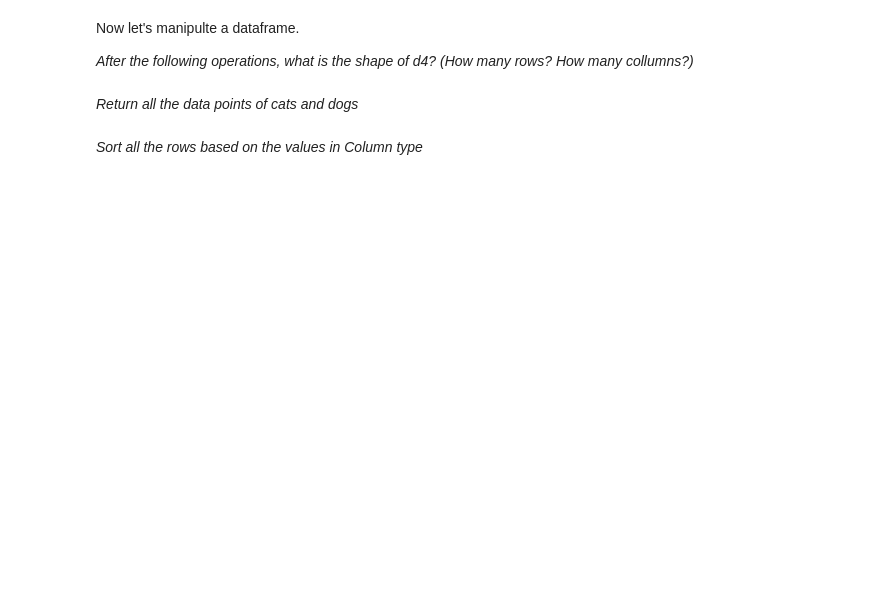
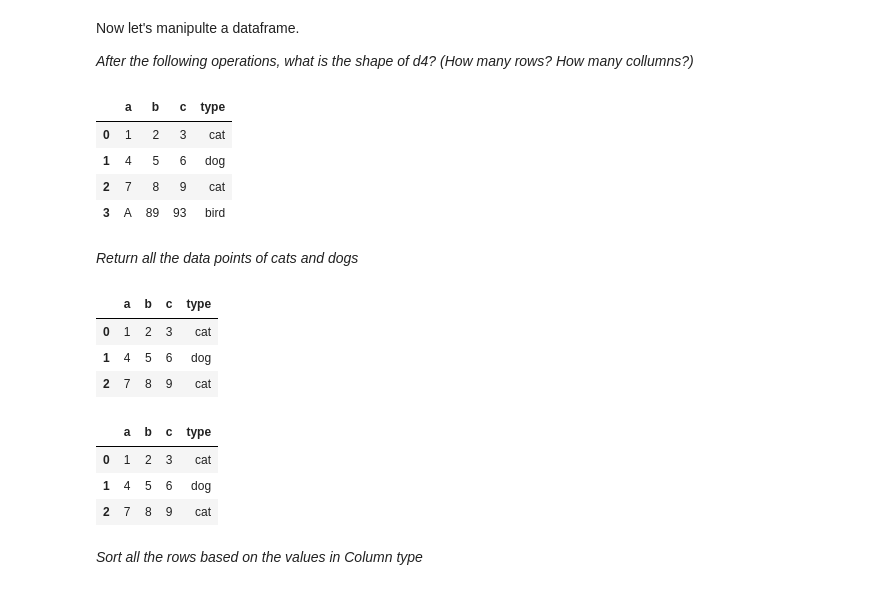
Before and after one commit to mausio/machine_learning_dhbw, a Jupyter notebook: exercises_01/Exercise 02 Working with data in Python.ipynb, the cells around one changed output. Drawn from its saved outputs; the diff is of its cells as text; code cells hidden in the pictures; blank space fills up the shorter version.

```diff
--- a/exercises/Exercise 02 Working with data in Python.ipynb
+++ b/exercises_01/Exercise 02 Working with data in Python.ipynb
@@ -411,13 +604,35 @@ Now let's manipulte a dataframe.
 # %%
 df2 = pd.DataFrame(np.array([[1, 2, 3], [4, 5, 6], [7, 8, 9]]),
                    columns=['a', 'b', 'c'])
 
 df4 = df2.copy()
 
 df4.loc[len(df4.index)] = ['A', 89, 93]
 
 df4['type'] = ["cat", "dog", "cat", "bird"]
+
+df4
+# %% [output]
+|  | a | b | c | type |
+| 0 | 1 | 2 | 3 | cat |
+| 1 | 4 | 5 | 6 | dog |
+| 2 | 7 | 8 | 9 | cat |
+| 3 | A | 89 | 93 | bird |
 # %% [markdown]
 *Return all the data points of cats and dogs*
+# %%
+df4[(df4["type"]=="cat") | (df4["type"]=="dog") ]
+# %% [output]
+|  | a | b | c | type |
+| 0 | 1 | 2 | 3 | cat |
+| 1 | 4 | 5 | 6 | dog |
+| 2 | 7 | 8 | 9 | cat |
+# %%
+df4[df4["type"].isin(["cat", "dog"])]
+# %% [output]
+|  | a | b | c | type |
+| 0 | 1 | 2 | 3 | cat |
+| 1 | 4 | 5 | 6 | dog |
+| 2 | 7 | 8 | 9 | cat |
 # %% [markdown]
 *Sort all the rows based on the values in Column type*
```
Also changed, not shown: parts of 35 cells of this notebook, 27 other files.
